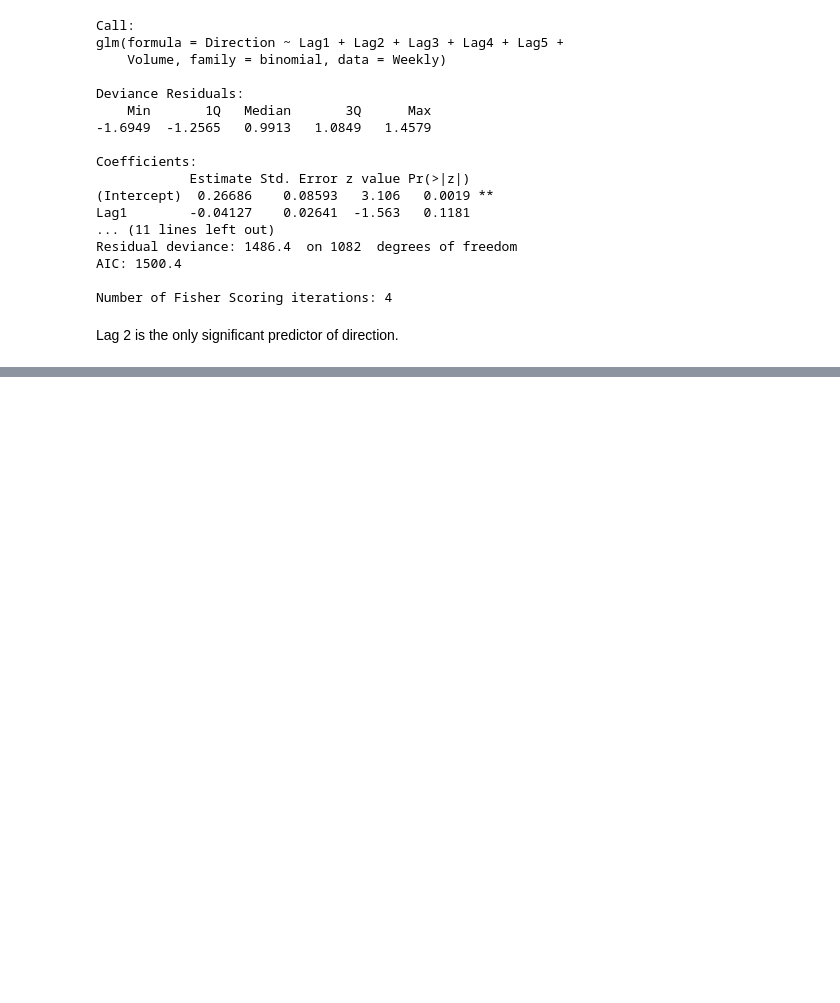
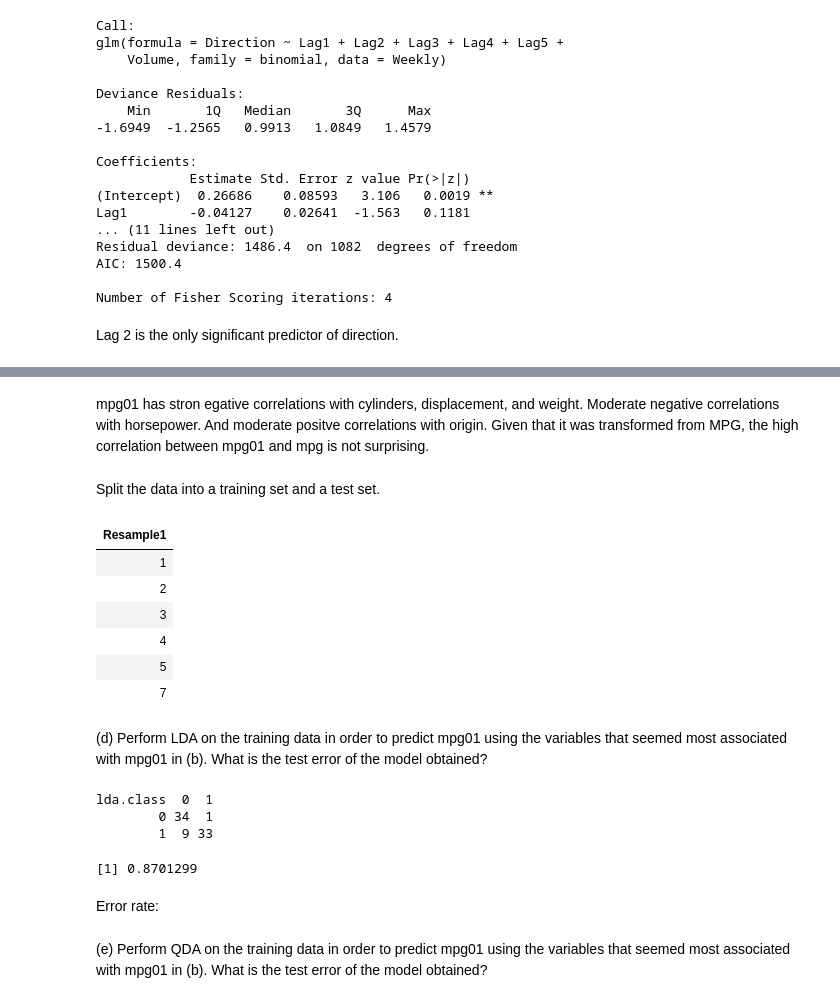
Before and after one commit to AlexSwiderski/Swiderski_DSPN_S18, a Jupyter notebook: Homework4.ipynb, the cells around one changed output, grey strips where cells are left out. Cells and saved outputs as stored; diff of their text form; code cells hidden in the pictures; blank space fills up the shorter version.

```diff
--- a/Homework4.ipynb
+++ b/Homework4.ipynb
@@ -133,0 +222,35 @@ Lag 2 is the only significant predictor of direction.
+# %% [markdown]
+mpg01 has stron  egative correlations with cylinders, displacement, and weight.  Moderate negative correlations with horsepower. And moderate positve correlations with origin.  Given that it was transformed from MPG, the high correlation between mpg01 and mpg is not surprising.
+# %% [markdown]
+Split the data into a training set and a test set.
+# %%
+library(caret)
+library(MASS)
+trainIndex <- createDataPartition(Auto$year, p = .8, list = FALSE, times = 1)
+head(trainIndex)
+autoTrain <- Auto[trainIndex,]
+autoTest <- Auto[-trainIndex,]
+mpg01.test <- Auto$mpg01[!trainIndex]
+# %% [output]
+| Resample1 |
+| 1 |
+| 2 |
+| 3 |
+| 4 |
+| 5 |
+| 7 |
+# %% [markdown]
+(d) Perform LDA on the training data in order to predict mpg01 using the variables that seemed most associated with mpg01 in (b). What is the test error of the model obtained?
+# %%
+lda_2 <- lda(mpg01 ~ cylinders + displacement + horsepower + weight, data =  autoTrain)
+lda_2_predict <- predict(lda_2, autoTest)
+lda.class <- lda_2_predict$class
+table(lda.class, autoTest$mpg01)
+mean(lda.class==autoTest$mpg01)
+# %% [output]
+lda.class  0  1
+        0 34  1
+        1  9 33
+[1] 0.8701299
+# %% [markdown]
+Error rate:
@@ -133,0 +260,2 @@ Lag 2 is the only significant predictor of direction.
+# %% [markdown]
+(e) Perform QDA on the training data in order to predict mpg01 using the variables that seemed most associated with mpg01 in (b). What is the test error of the model obtained?
```
Also changed, not shown: parts of 23 cells of this notebook.
